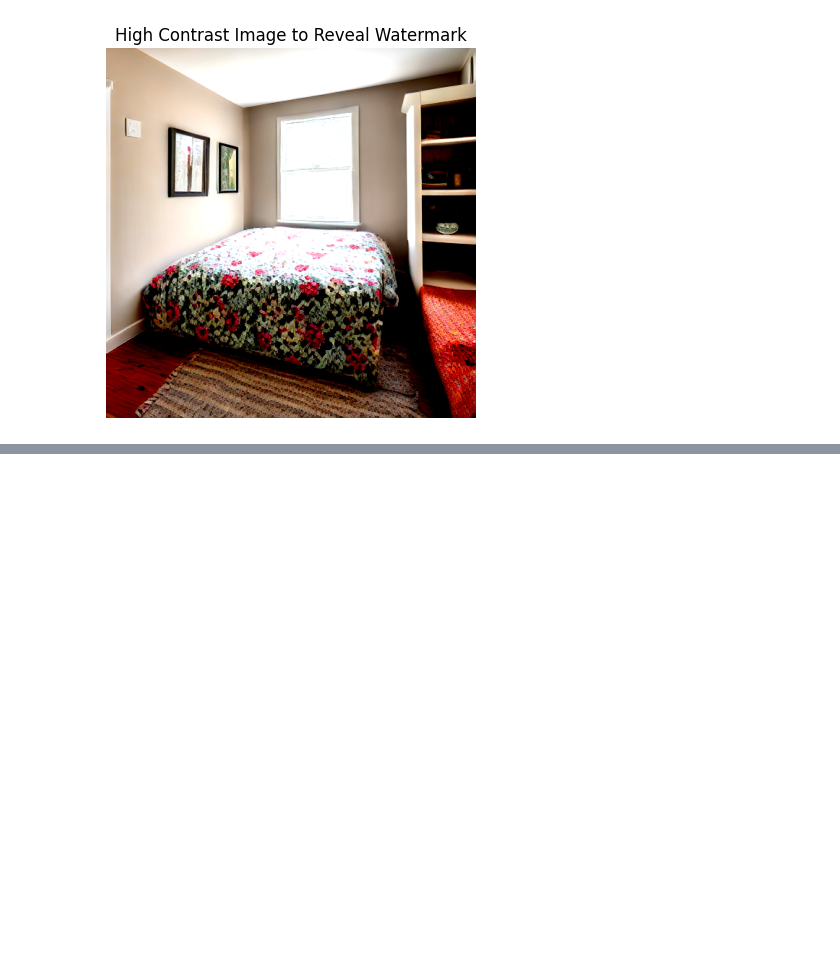
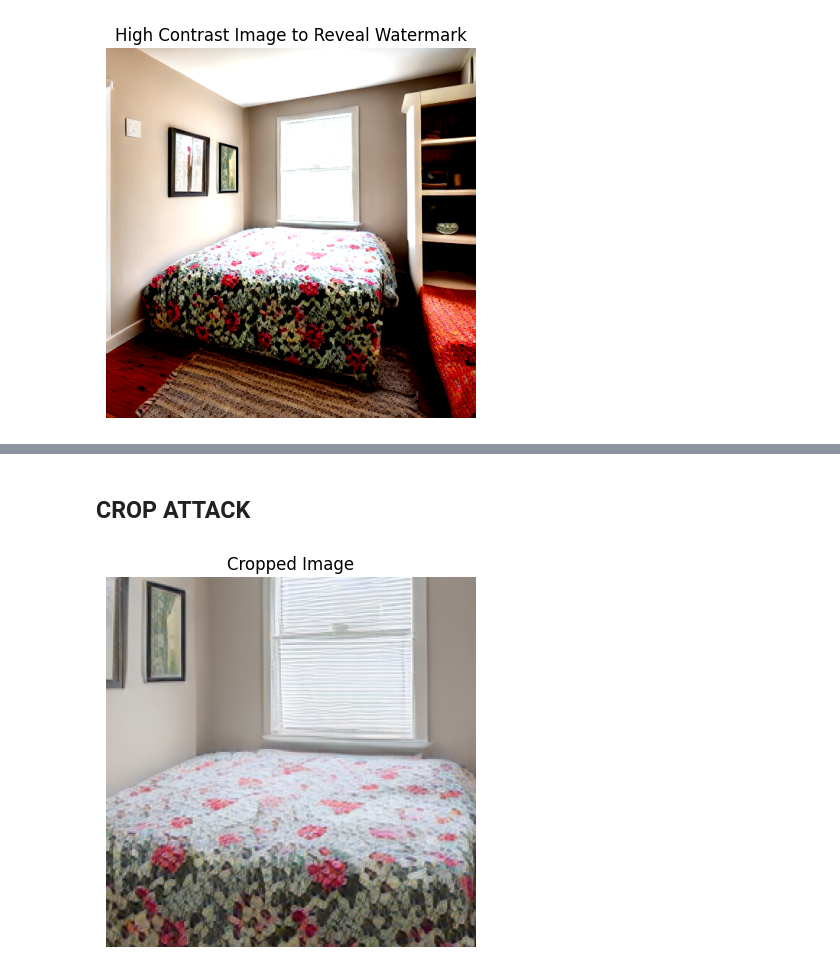
Before and after one commit to ndxdxd/Capstone, a Jupyter notebook: Untitled.ipynb, the cells around one changed output, grey strips where cells are left out. Drawn from its saved outputs; the diff is of its cells as text; code cells hidden in the pictures; blank space fills up the shorter version.

```diff
--- a/Untitled.ipynb
+++ b/Untitled.ipynb
@@ -79,0 +90,16 @@ plt.show()
+# %% [markdown]
+## CROP ATTACK
+# %%
+left = image.width // 4
+upper = image.height // 4
+right = image.width * 3 // 4
+lower = image.height * 3 // 4
+cropped_image = image.crop((left, upper, right, lower))
+
+# Display the cropped image
+plt.imshow(cropped_image)
+plt.title('Cropped Image')
+plt.axis('off')
+plt.show()
+# %% [output]
+[figure, added]
```
Also changed, not shown: parts of 15 cells of this notebook, 4 other files.
